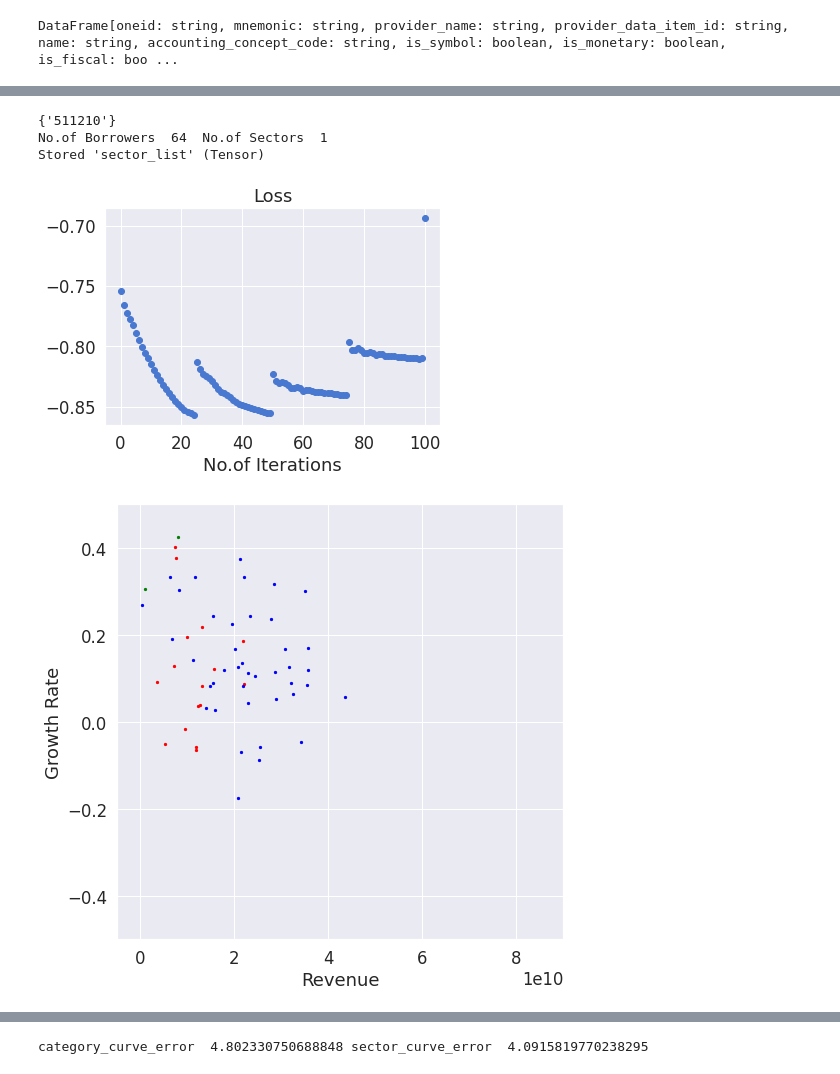
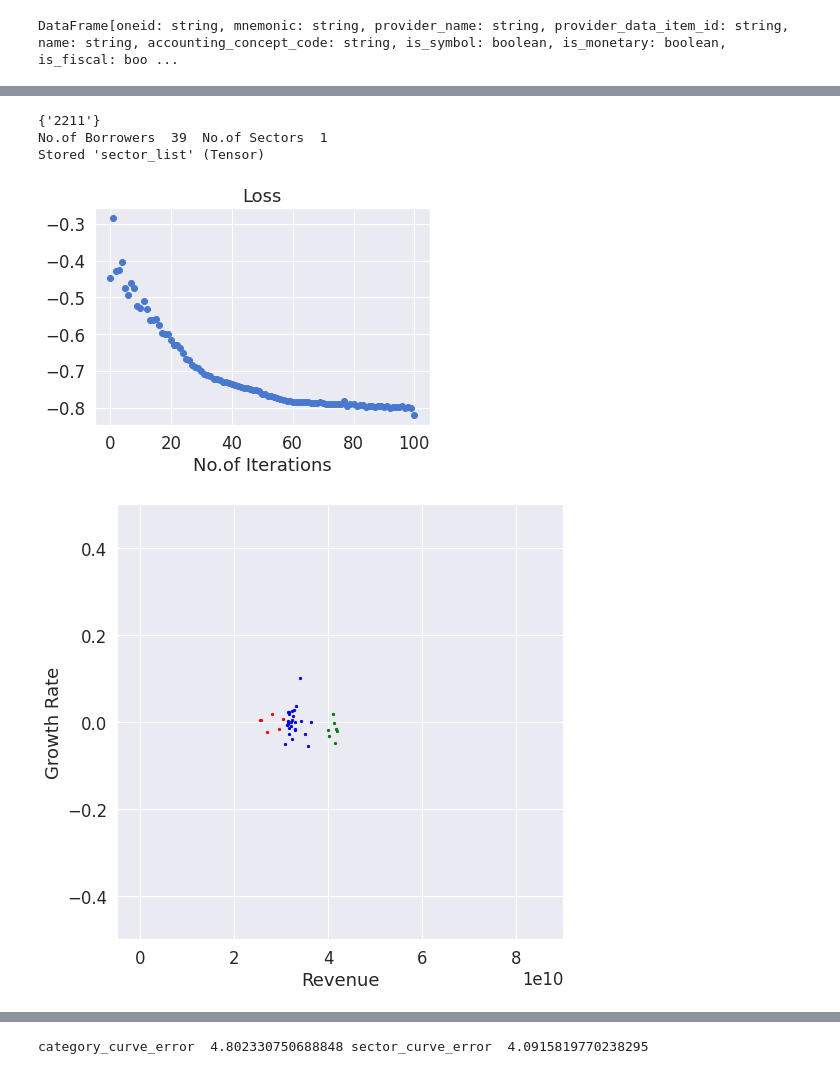
Before and after one commit to SaiChaitanya-ON/Personalized-Sector-with-Knowledge-Graph, a Jupyter notebook: notebooks/Revenue_Growth_Revenue_Graph.ipynb, the cells around one changed output, grey strips where cells are left out. Cells and saved outputs as stored; diff of their text form; code cells hidden in the pictures.

```diff
--- a/notebooks/Revenue_Growth_Revenue_Graph.ipynb
+++ b/notebooks/Revenue_Growth_Revenue_Graph.ipynb
@@ -303,6 +303,8 @@ plt.show()
 # %%
 def Get_Growth_Rate(Six_Year_Data_Dict):
 
+    global GR_Lower_limit
+    GR_Lower_limit = 0
     Data_Dict = {}
     L = set()
     for i in Six_Year_Data_Dict.items():
@@ -316,11 +318,15 @@ def Get_Growth_Rate(Six_Year_Data_Dict):
             Data_Dict[ID]['GR'] = []
             for i in range(len(data['R']) - 1):
                 gr = round((data['R'][i+1] - data['R'][i])/data['R'][i],3)
-                if gr > 5:
-                    gr = 5
-                    #L.add(ID)
-                elif gr < -5:
-                    gr = -5
+                if gr > 1:
+                    gr = 1
+                elif gr <= -1:
+                    gr = -1
+
+                if 0 < gr < 0.01:
+                    gr = 0.01
+                elif -0.01 < gr < 0:
+                    gr = -0.01
                 Data_Dict[ID]['GR'].append(round(gr,4))
 
 #             if np.sum(Data_Dict[ID]['GR'][:6]) < 0.05:
@@ -402,6 +408,6 @@ for i in Six_Year_Data_Dict_withGR_N.items():
 # %%
 Five_Year_Data_Set_N = {}
-sector = '511210'
+sector = '2211'
 for i in Six_Year_Data_Dict_withGR_N.items():
     ID,data = i
     f = 0
@@ -471,8 +477,8 @@ G, n_borrowers, n_sectors, sector_list = build_borrower_sector_graph(Five_Year_D
 print("No.of Borrowers ", n_borrowers, " No.of Sectors ", n_sectors)
 %store sector_list
 # %% [output]
-{'511210'}
-No.of Borrowers  64  No.of Sectors  1
+{'2211'}
+No.of Borrowers  39  No.of Sectors  1
 Stored 'sector_list' (Tensor)
 # %%
 def Loss_Function(embeddings, target_centers, centers, kmeans_labels):
@@ -630,4 +636,4 @@ plt.show()
 # fashion_tsne = TSNE(random_state=0).fit_transform(Borrower_Emb)
 # fashion_scatter(fashion_tsne, training_kmeans.labels_)
 # %% [output]
-[figure, old version]
+[figure, new version]
@@ -653,37 +682,37 @@ Net = T.mean(G_Att[1:],1,True)[np.where(training_kmeans.labels_ == 0)[0]]
 
 Rev2 = T.mean(R_Att[1:],1,True)[np.where(training_kmeans.labels_ == 1)[0]]
 Net2 = T.mean(G_Att[1:],1,True)[np.where(training_kmeans.labels_ == 1)[0]]
 
 
 Rev3 = T.mean(R_Att[1:],1,True)[np.where(training_kmeans.labels_ == 2)[0]]
 Net3 = T.mean(G_Att[1:],1,True)[np.where(training_kmeans.labels_ == 2)[0]]
 
 
 
 
 if Rev[0] < 0:
     Rev = -Rev
     Rev2 = -Rev2
     Rev3 = -Rev3
 if Net[0] < 0:
     Net = -Net
     Net2 = -Net2
     Net3 = -Net3
 
 
 plt.figure(figsize = (8,8))
 rev_s = 50000000000
-plt.scatter(Rev*rev_s,Net,s = 5,c = np.array(['red']))
-plt.scatter(Rev2*rev_s,Net2, s= 5, c = np.array(['green']))
-plt.scatter(Rev3*rev_s,Net3, s = 5, c = np.array(['blue']))
+plt.scatter(Rev*rev_s,Net,s = 5,c = np.array(['blue']))
+plt.scatter(Rev2*rev_s,Net2, s= 5, c = np.array(['red']))
+plt.scatter(Rev3*rev_s,Net3, s = 5, c = np.array(['green']))
 
 plt.xlim(-0.1*50000000000,1.8*50000000000)
 plt.ylim(-0.5,0.5)
 plt.ylabel("Growth Rate")
 plt.xlabel("Revenue")
 plt.show()
 # %% [output]
-[figure, old version]
+[figure, new version]
 # %%
 Red = []
 Blue = []
```
Also changed, not shown: parts of 18 cells of this notebook, 1 other file.
